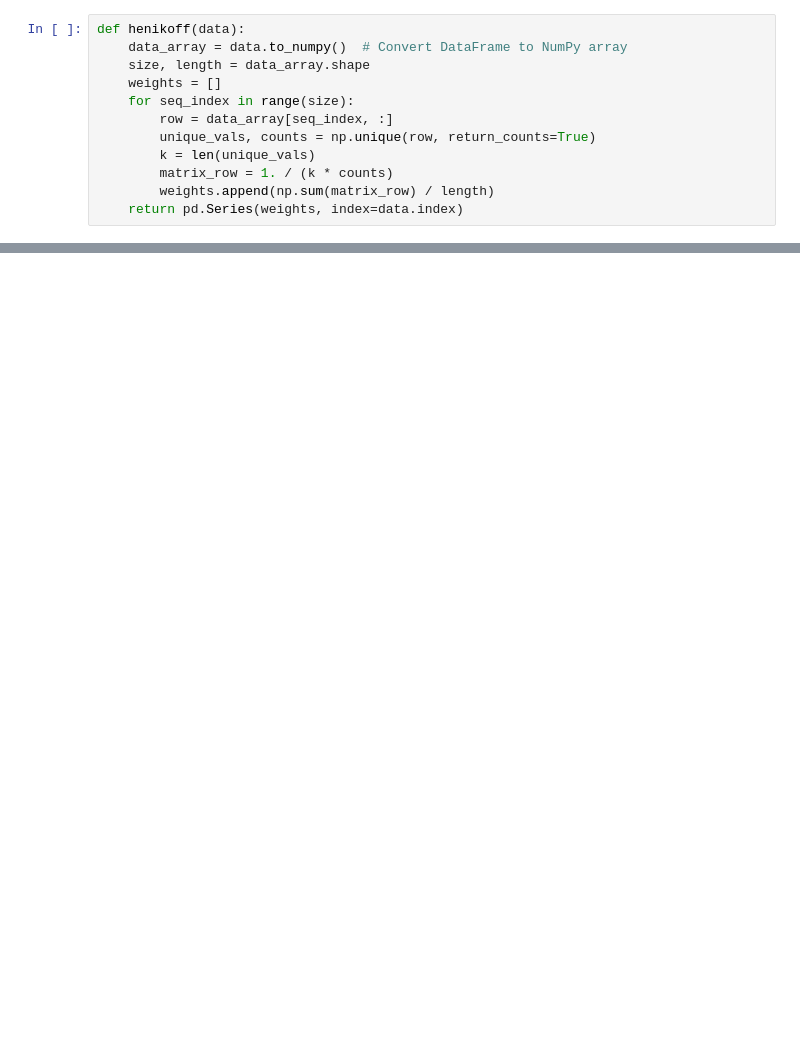
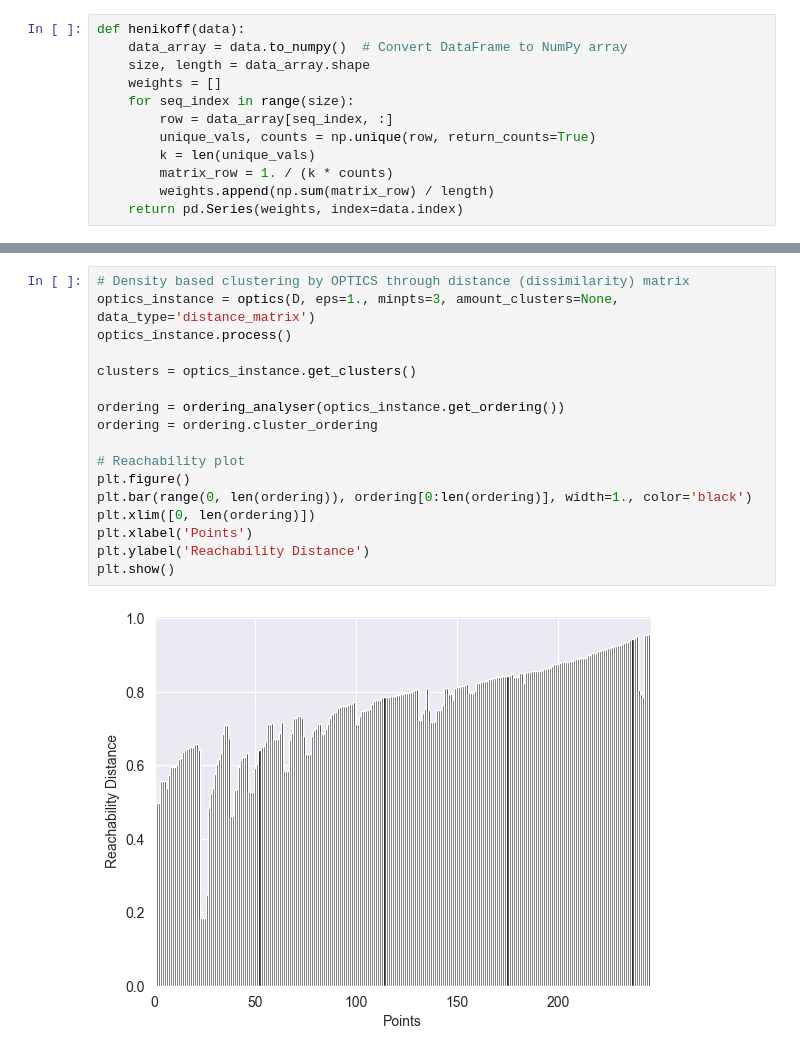
Before and after one commit to lcobiodata/msautils, a Jupyter notebook: examples/ring-hydroxylating_dioxygenase/test_method_1.ipynb, the cells around one changed output, grey strips where cells are left out. Drawn from its saved outputs; the diff is of its cells as text; blank space fills up the shorter version.

```diff
--- a/examples/ring-hydroxylating_dioxygenase/test_method_1.ipynb
+++ b/examples/ring-hydroxylating_dioxygenase/test_method_1.ipynb
@@ -545,0 +613,19 @@ Tyr987 987_Y
+# %%
+# Density based clustering by OPTICS through distance (dissimilarity) matrix
+optics_instance = optics(D, eps=1., minpts=3, amount_clusters=None, data_type='distance_matrix')
+optics_instance.process()
+
+clusters = optics_instance.get_clusters()
+
+ordering = ordering_analyser(optics_instance.get_ordering())
+ordering = ordering.cluster_ordering
+
+# Reachability plot
+plt.figure()
+plt.bar(range(0, len(ordering)), ordering[0:len(ordering)], width=1., color='black')
+plt.xlim([0, len(ordering)])
+plt.xlabel('Points')
+plt.ylabel('Reachability Distance')
+plt.show()
+# %% [output]
+[figure, added]
```
Also changed, not shown: parts of 13 cells of this notebook, 1 other file.
